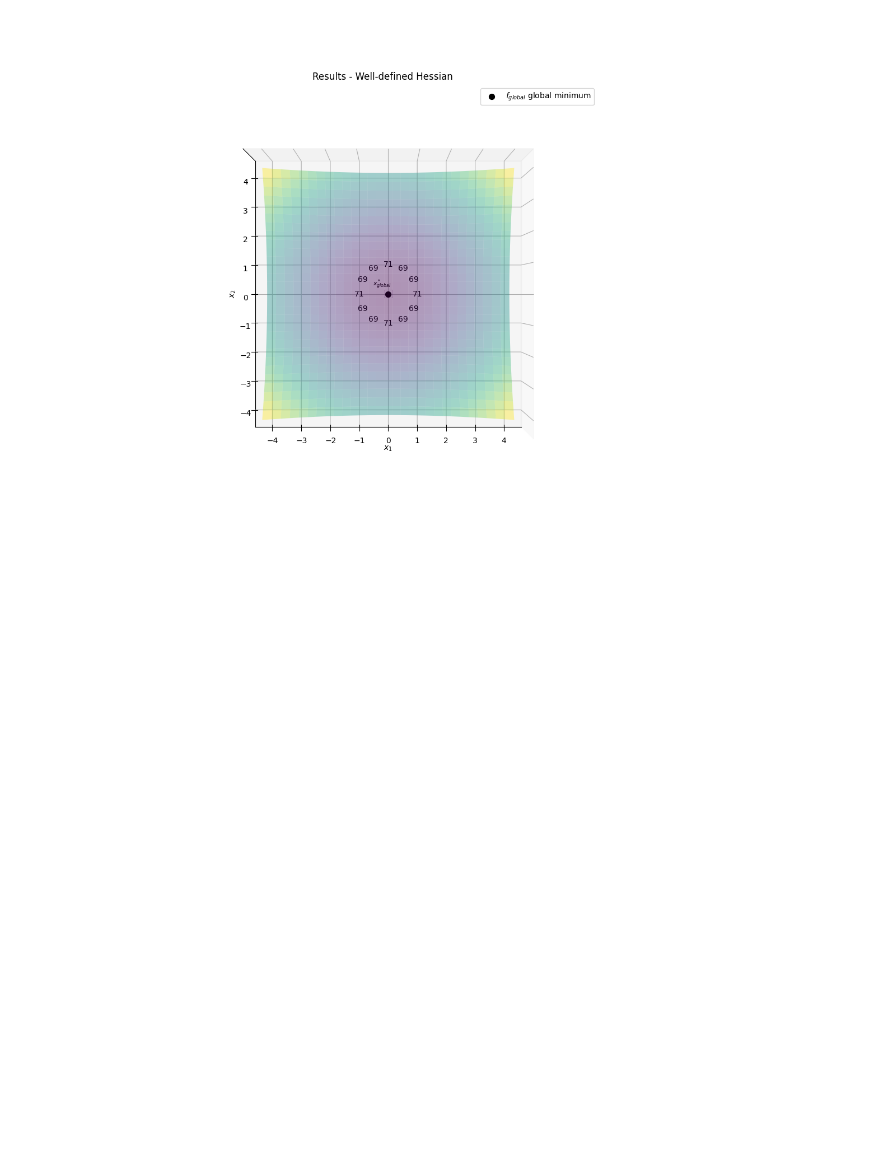
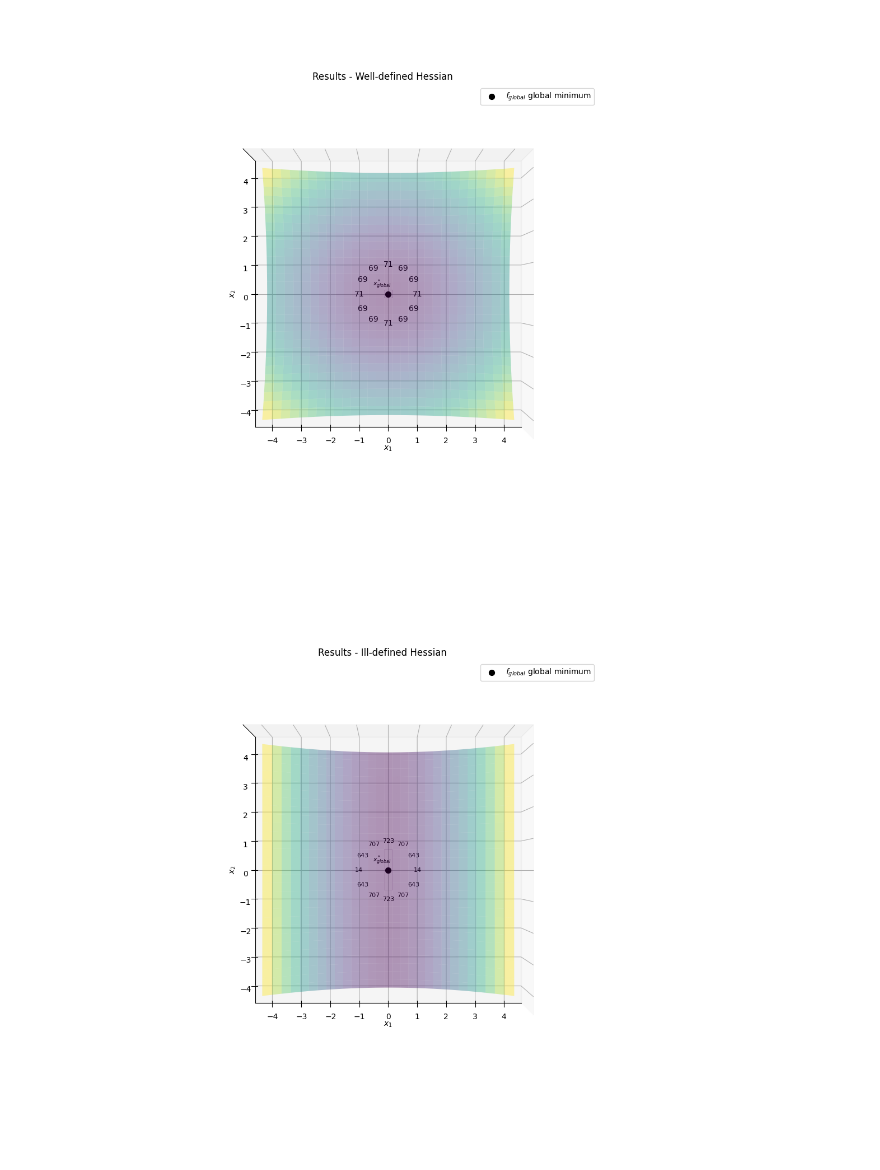
Before and after one commit to AndreiLix/FrODO, a Jupyter notebook: FOLDER_code/impact_InitialConditions.ipynb, the cells around one changed output. Saved outputs shown, nothing was run; the diff lists cells and outputs as text; code cells hidden in the pictures; blank space fills up the shorter version.

Commit message:
notebook readdy for inspecting impact of initialk conditions -> next, turn it into functions

```diff
--- a/FOLDER_code/impact_InitialConditions.ipynb
+++ b/FOLDER_code/impact_InitialConditions.ipynb
@@ -520,3 +520,77 @@ ax_well.legend()
 plt.show()
 # %% [output]
 [figure]
+# %%
+import numpy as np
+import matplotlib.pyplot as plt
+from mpl_toolkits.mplot3d import Axes3D
+
+# Define the functions and data for Z_well
+
+# Create the figure and axes
+fig_well = plt.figure(figsize=(12, 10))
+ax_well = plt.axes(projection='3d')
+ax_well.view_init(elev=90, azim=-90)
+
+# Plot the surface of Z_well
+X1, X2 = np.meshgrid(np.linspace(-4, 4, 30), np.linspace(-4, 4, 30))
+Z_well = f_global_ill(X1, X2)
+ax_well.plot_surface(X1, X2, Z_well, rstride=1, cstride=1, alpha=0.4,
+                     cmap='viridis', edgecolor='none')
+
+# Draw a unit circle on the surface of Z_well
+theta_circle = np.linspace(0, 2*np.pi, 100)
+x_circle = np.cos(theta_circle)
+y_circle = np.sin(theta_circle)
+z_circle = f_global_well(x_circle, y_circle)
+# ax_well.plot(x_circle, y_circle, z_circle, color='red', label='Unit Circle')
+
+# Plot the dots on the top edge of the circle
+theta_dots = np.arange(0, 2*np.pi, np.radians(30))
+selected_indices = range(len(theta_dots))  # Indices representing 0, 30, 60, and 90 degrees
+
+x_initial, y_initial = list(x_coordinates), list(y_coordinates)
+z_dots = [f_global_well(x_initial[i], y_initial[i])for i in range(len(x_initial))]
+
+# ax_well.scatter(x_dots, y_dots, z_dots, color="blue", s=50, label="possible initial conditions")
+
+# Annotate the dots with labels
+
+dot_labels = [performance_dict_ill[(x_i, y_i)]["n_iterationsUntilConvergence"] for x_i, y_i in zip(x_initial, y_initial)]
+# offset_factor = 1  # Adjust the distance of labels from dots
+# for i, label in enumerate(dot_labels):
+#     ax_well.text(x_dots[i]*offset_factor, y_dots[i]*offset_factor, z_dots[i]*offset_factor, label,
+#                  color='black', fontsize=8, ha='right', va='bottom')
+
+for i, label in enumerate(dot_labels):
+    ax_well.text(x_dots[i], y_dots[i], z_dots[i], label,
+                 color='black', fontsize=8, ha='center', va='center')
+
+
+# Additional dots with the same color
+private_minima = [(2, 0, f_global_well(2, 0), "$x_{(1)}^*$", "$f_1$ private minimum" ),
+                   (-2, 0, f_global_well(-2, 0), "$x_{(2)}^*$", "$f_2$ private minimum"),
+                   (0, 2, f_global_well(0, 2), "$x_{(3)}^*$", "$f_3$ private minimum"),
+                   (0, -2, f_global_well(0, -2), "$x_{(4)}^*$", "$f_4$ private minimum")
+                 ]
+
+common_color = 'orange'
+# for dot in private_minima:
+#     ax_well.scatter(dot[0], dot[1], dot[2], color=common_color, s=50, label=dot[4])
+#     # Annotate the dots with labels
+#     ax_well.text(dot[0]+0.1, dot[1]+0.1, dot[2], dot[3],
+#                  color='black', fontsize=8, ha='right', va='bottom')
+
+ax_well.scatter(0, 0, f_global_well(0, 0), color="black", s=50, label="$f_{global}$ global minimum")
+ax_well.text(0+0.1, 0+0.1, f_global_well(0, 0), "$x_{global}^*$",
+                 color='black', fontsize=8, ha='right', va='bottom')
+
+ax_well.set_title("Results - Ill-defined Hessian")
+ax_well.set_xlabel("$x_1$")
+ax_well.set_ylabel("$x_2$")
+ax_well.set_zticks([])
+ax_well.legend()
+
+plt.show()
+# %% [output]
+[figure, added]
```
